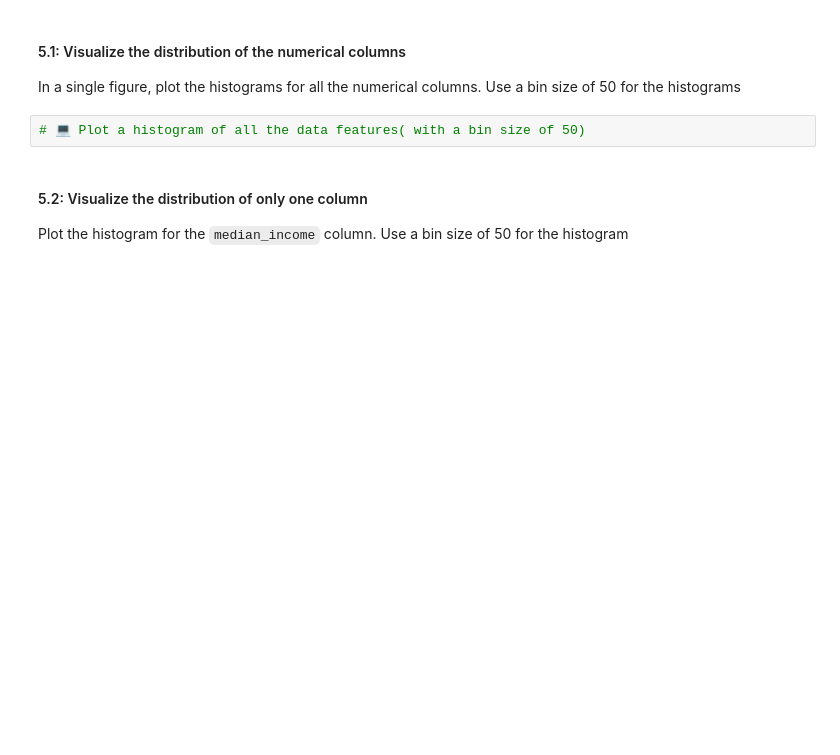
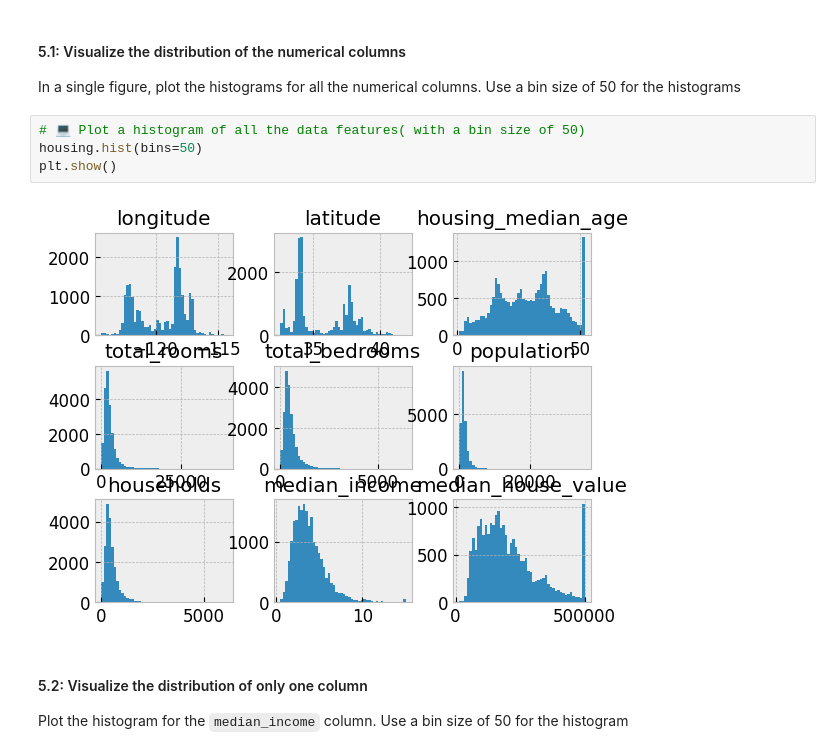
Before and after one commit to IT4063-Spring2025/eda-assignment-ravinayakk, a Jupyter notebook: notebook.ipynb, the cells around one changed output. Saved outputs shown, nothing was run; the diff lists cells and outputs as text; blank space fills up the shorter version.

```diff
--- a/notebook.ipynb
+++ b/notebook.ipynb
@@ -187,6 +187,10 @@ Name: count, dtype: int64
 In a single figure, plot the histograms for all the numerical columns. Use a bin size of 50 for the histograms
 # %%
 # 💻 Plot a histogram of all the data features( with a bin size of 50)
+housing.hist(bins=50)
+plt.show()
+# %% [output]
+[figure, added]
 # %% [markdown]
 #### 5.2: Visualize the distribution of only one column
 Plot the histogram for the `median_income` column. Use a bin size of 50 for the histogram
```
Also changed, not shown: parts of 1 cell of this notebook.
